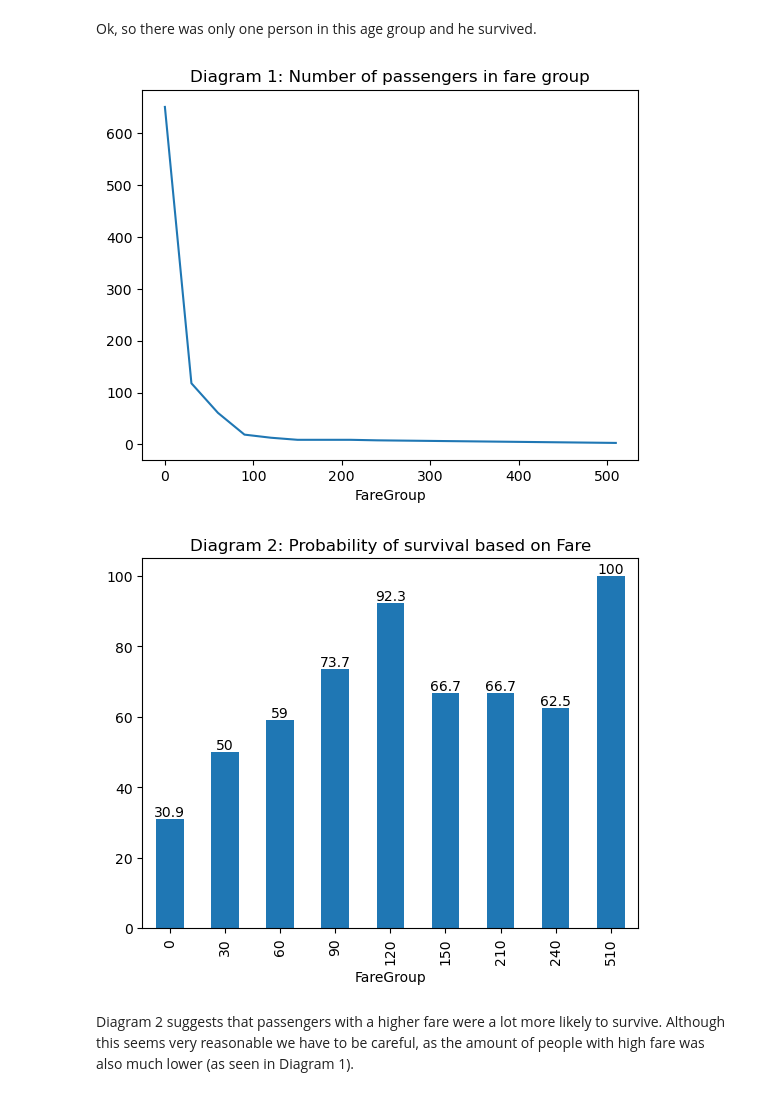
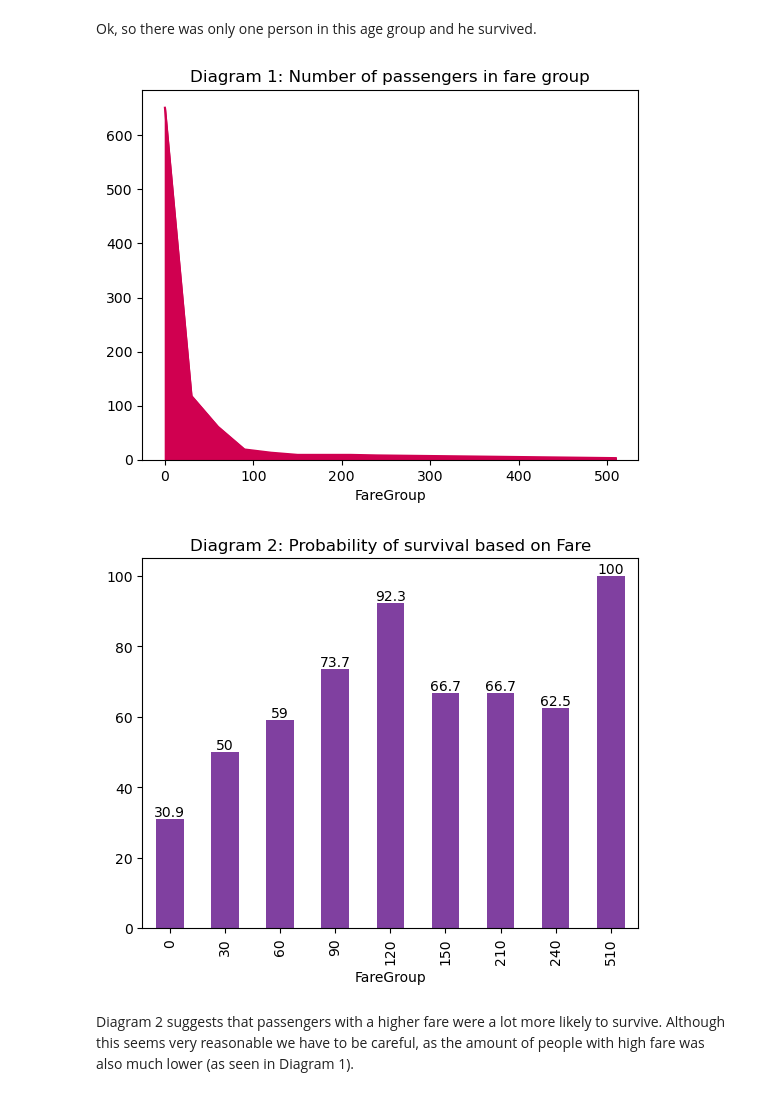
Before and after one commit to dhbw-ma-ppp/ppp-2023, a Jupyter notebook: Exercises/JohannesLingk/exercises_08.ipynb, the cells around one changed output. Saved outputs shown, nothing was run; the diff lists cells and outputs as text; code cells hidden in the pictures.

```diff
--- a/Exercises/JohannesLingk/exercises_08.ipynb
+++ b/Exercises/JohannesLingk/exercises_08.ipynb
@@ -164,16 +165,16 @@ fare_group_size = 30
 titanic_data["FareGroup"] = titanic_data["Fare"].apply(lambda x: int(x/fare_group_size)*fare_group_size)
 survival_data = titanic_data.groupby("FareGroup").mean("Survived")["Survived"]
 total_data = titanic_data.groupby("FareGroup")["PassengerId"].count()
-total_data.plot(title="Diagram 1: Number of passengers in fare group")
+total_data.plot(kind="area", color="#D00050", title="Diagram 1: Number of passengers in fare group")
 pass
 # %% [output]
-[figure, old version]
+[figure, new version]
 # %%
-temp_plot = survival_data.mul(100).round(1).plot(kind="bar", title="Diagram 2: Probability of survival based on Fare")
+temp_plot = survival_data.mul(100).round(1).plot(color="#8040A0", kind="bar", title="Diagram 2: Probability of survival based on Fare")
 temp_plot.bar_label(temp_plot.containers[0])
 pass
 # %% [output]
-[figure, old version]
+[figure, new version]
 # %% [markdown]
 Diagram 2 suggests that passengers with a higher fare were a lot more likely to survive. Although this seems very reasonable we have to be careful, as the amount of people with high fare was also much lower (as seen in Diagram 1).
 # %% [markdown]
```
Also changed, not shown: parts of 8 cells of this notebook, 2 other files.
